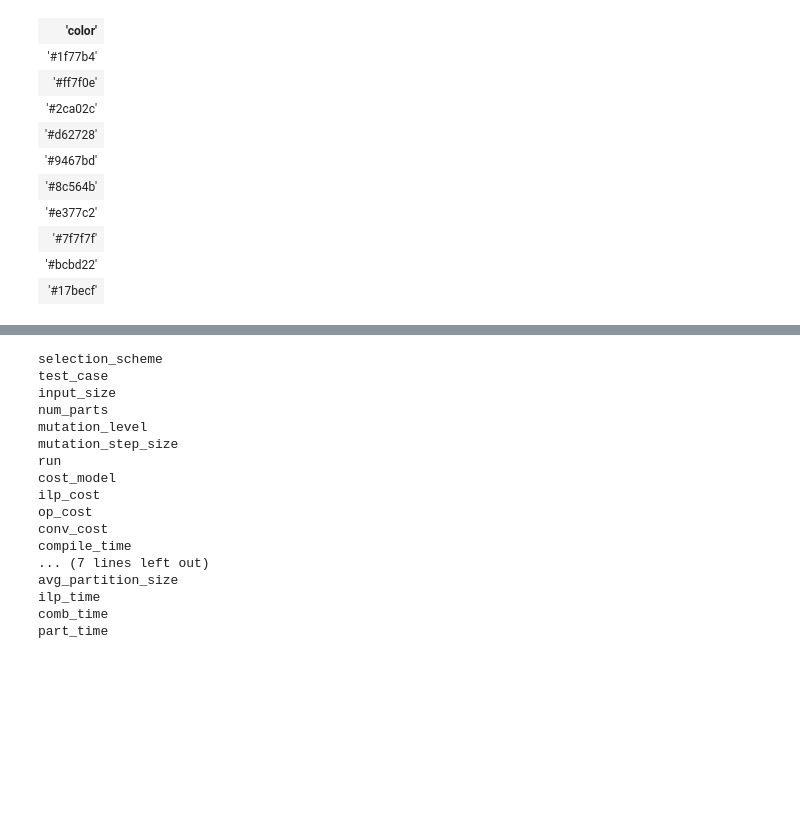
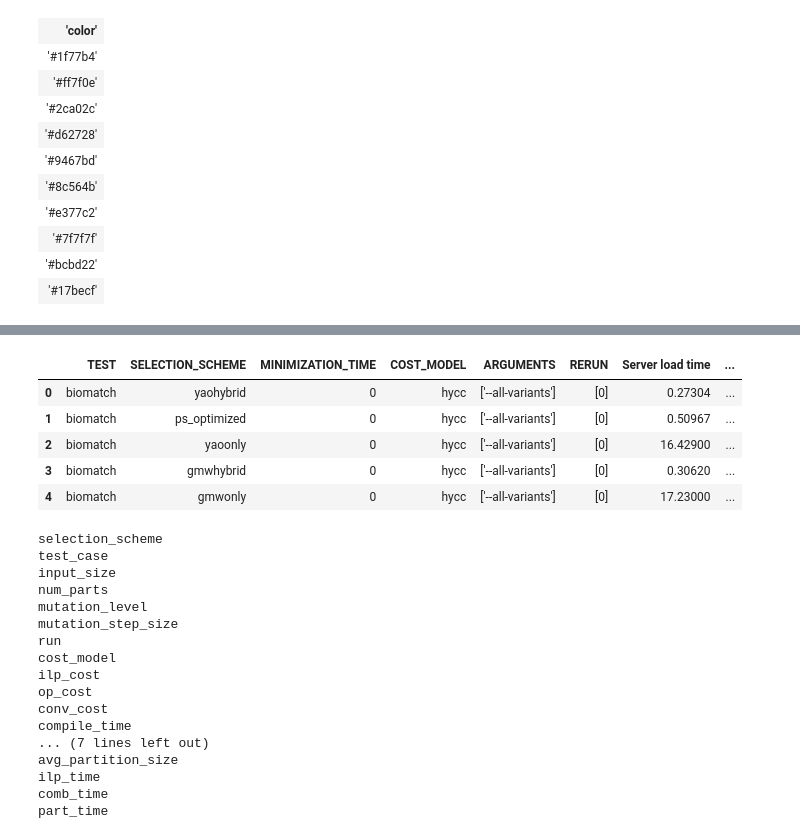
Before and after one commit to edwjchen/circ_benchmarks, a Jupyter notebook: analysis/analysis.ipynb, the cells around one changed output, grey strips where cells are left out. Saved outputs shown, nothing was run; the diff lists cells and outputs as text; code cells hidden in the pictures; blank space fills up the shorter version.

```diff
--- a/analysis/analysis.ipynb
+++ b/analysis/analysis.ipynb
@@ -31,3 +72,12 @@ plt.rcParams['axes.prop_cycle']
+# %%
+hycc_run_df.head()
+# %% [output]
+|  | TEST | SELECTION_SCHEME | MINIMIZATION_TIME | COST_MODEL | ARGUMENTS | RERUN | Server load time | ... |
+| 0 | biomatch | yaohybrid | 0 | hycc | ['--all-variants'] | [0] | 0.27304 | ... |
+| 1 | biomatch | ps_optimized | 0 | hycc | ['--all-variants'] | [0] | 0.50967 | ... |
+| 2 | biomatch | yaoonly | 0 | hycc | ['--all-variants'] | [0] | 16.42900 | ... |
+| 3 | biomatch | gmwhybrid | 0 | hycc | ['--all-variants'] | [0] | 0.30620 | ... |
+| 4 | biomatch | gmwonly | 0 | hycc | ['--all-variants'] | [0] | 17.23000 | ... |
 # %%
 def create_key_from_path(path):
     path = path.split(".")[0] # drop file extension
```
Also changed, not shown: parts of 4 cells of this notebook, 5 other files.
